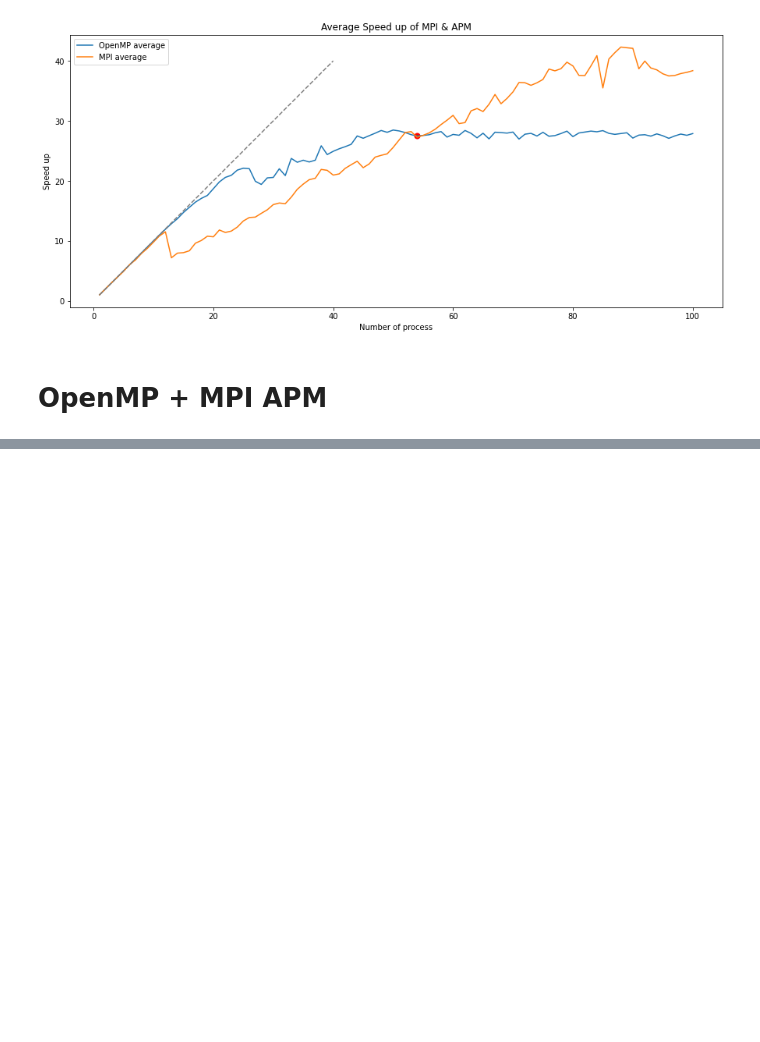
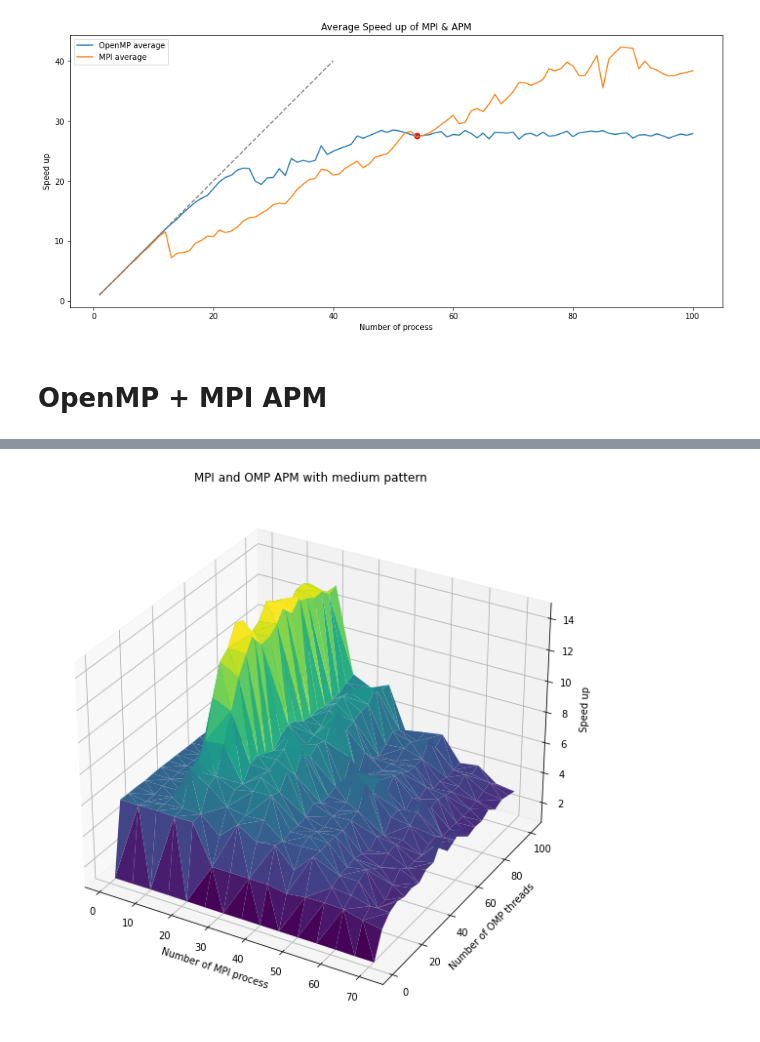
Before and after one commit to nordine-marie/hpc-dna-approximate-pattern-matching, a Jupyter notebook: plot_speedup.ipynb, the cells around one changed output, grey strips where cells are left out. Saved outputs shown, nothing was run; the diff lists cells and outputs as text; code cells hidden in the pictures; blank space fills up the shorter version.

```diff
--- a/plot_speedup.ipynb
+++ b/plot_speedup.ipynb
@@ -226,0 +228,15 @@ pl.show()
+# %%
+x=S[1][0]
+y=S[1][1]
+z=S[1][2]
+
+fig = pl.figure(figsize=(10,10))
+ax = pl.axes(projection='3d')
+ax.set_xlabel('Number of MPI process')
+ax.set_ylabel('Number of OMP threads')
+ax.set_zlabel('Speed up')
+ax.set_title("MPI and OMP APM with medium pattern")
+ax.plot_trisurf(x, y, z, cmap='viridis', edgecolor='none');
+pl.show()
+# %% [output]
+[figure, added]
```
Also changed, not shown: parts of 2 cells of this notebook, 4 other files.
